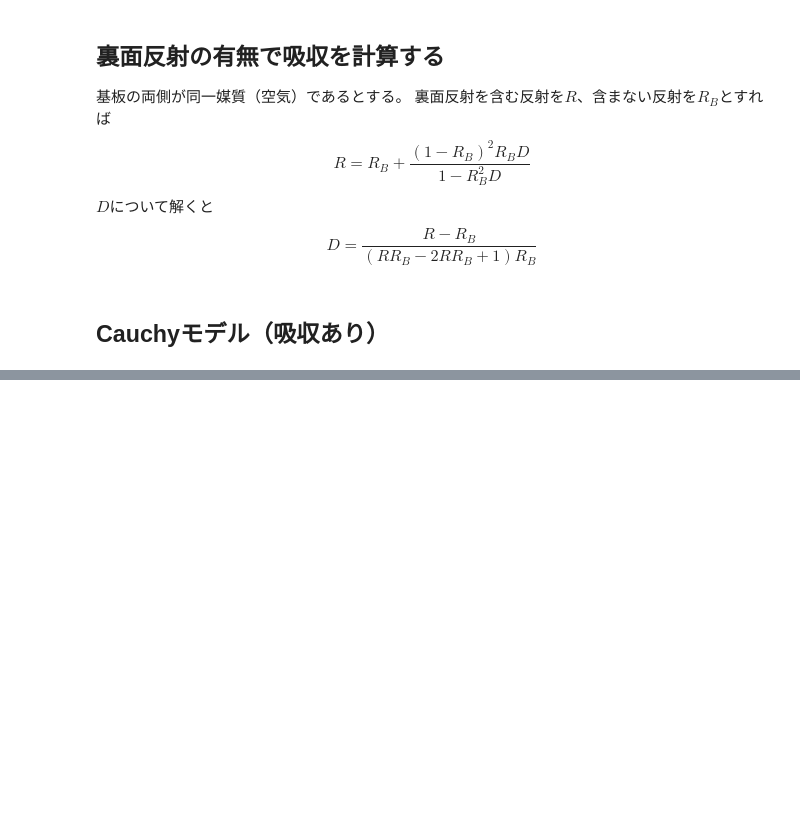
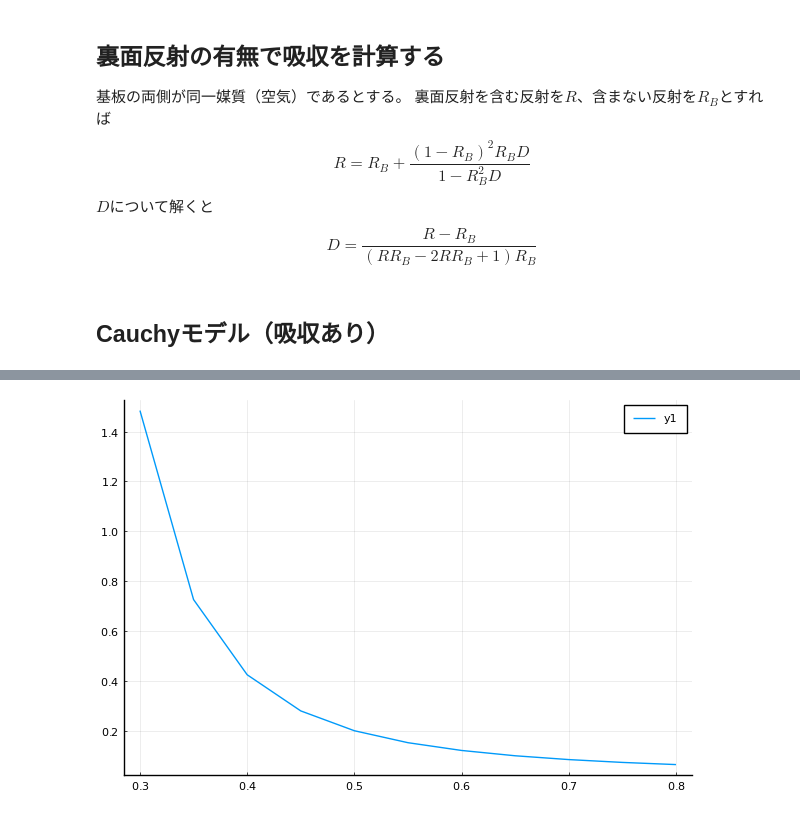
Before and after one commit to HitoshiWako/CauchyModelFit, a Jupyter notebook: CauchyModelFit.ipynb, the cells around one changed output, grey strips where cells are left out. Cells and saved outputs as stored; diff of their text form; code cells hidden in the pictures; blank space fills up the shorter version.

```diff
--- a/CauchyModelFit.ipynb
+++ b/CauchyModelFit.ipynb
@@ -253,5 +290,7 @@ wl = 0.3:0.05:0.8
 # %%
-idx = cauchy.(wl,k=1e-12,expo=1.5)
+plot(wl,1e-2*exp.(1.5./wl))
+# %% [output]
+[figure, added]
 # %%
 t=100
 phi=5*π/180
```
Also changed, not shown: parts of 15 cells of this notebook, 1 other file.
